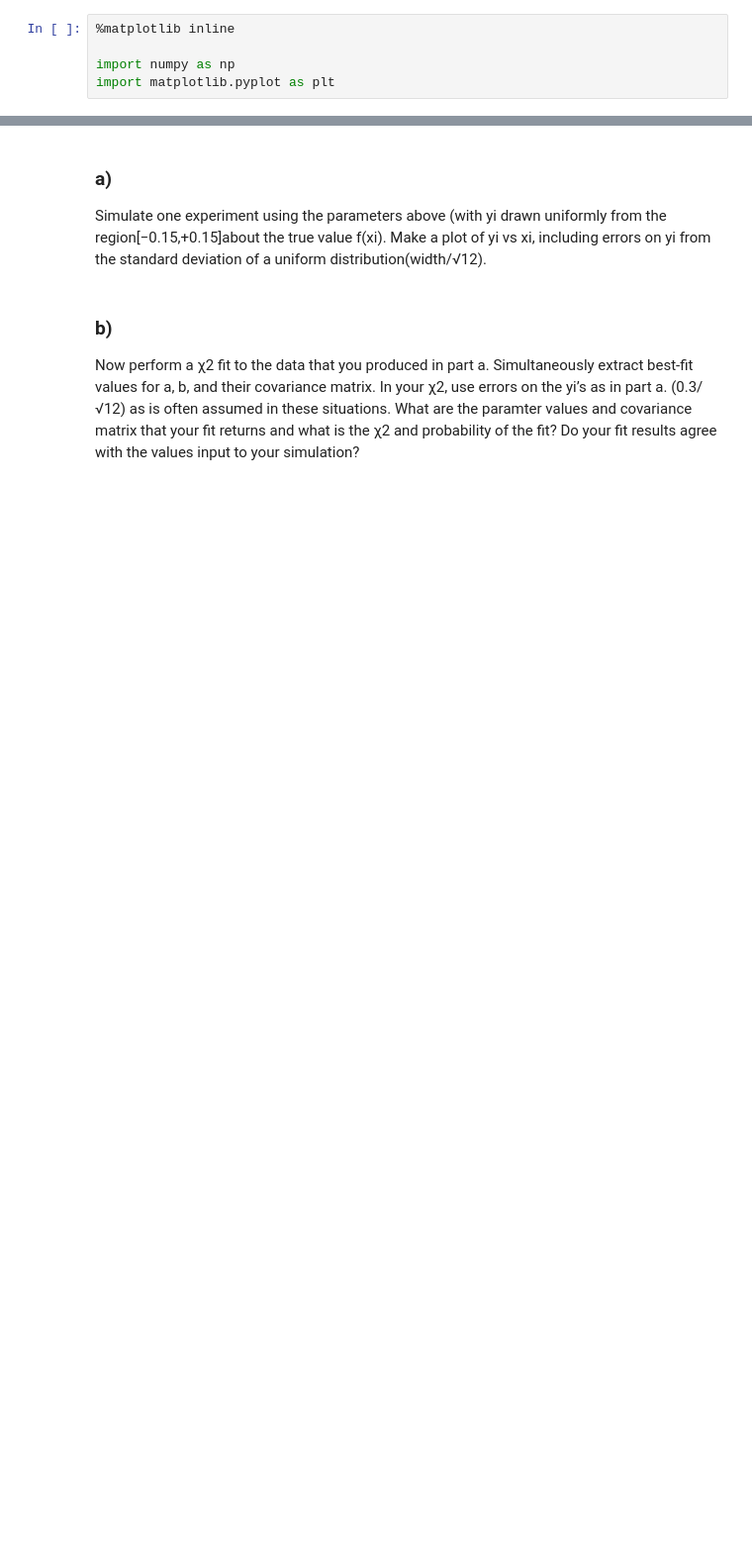
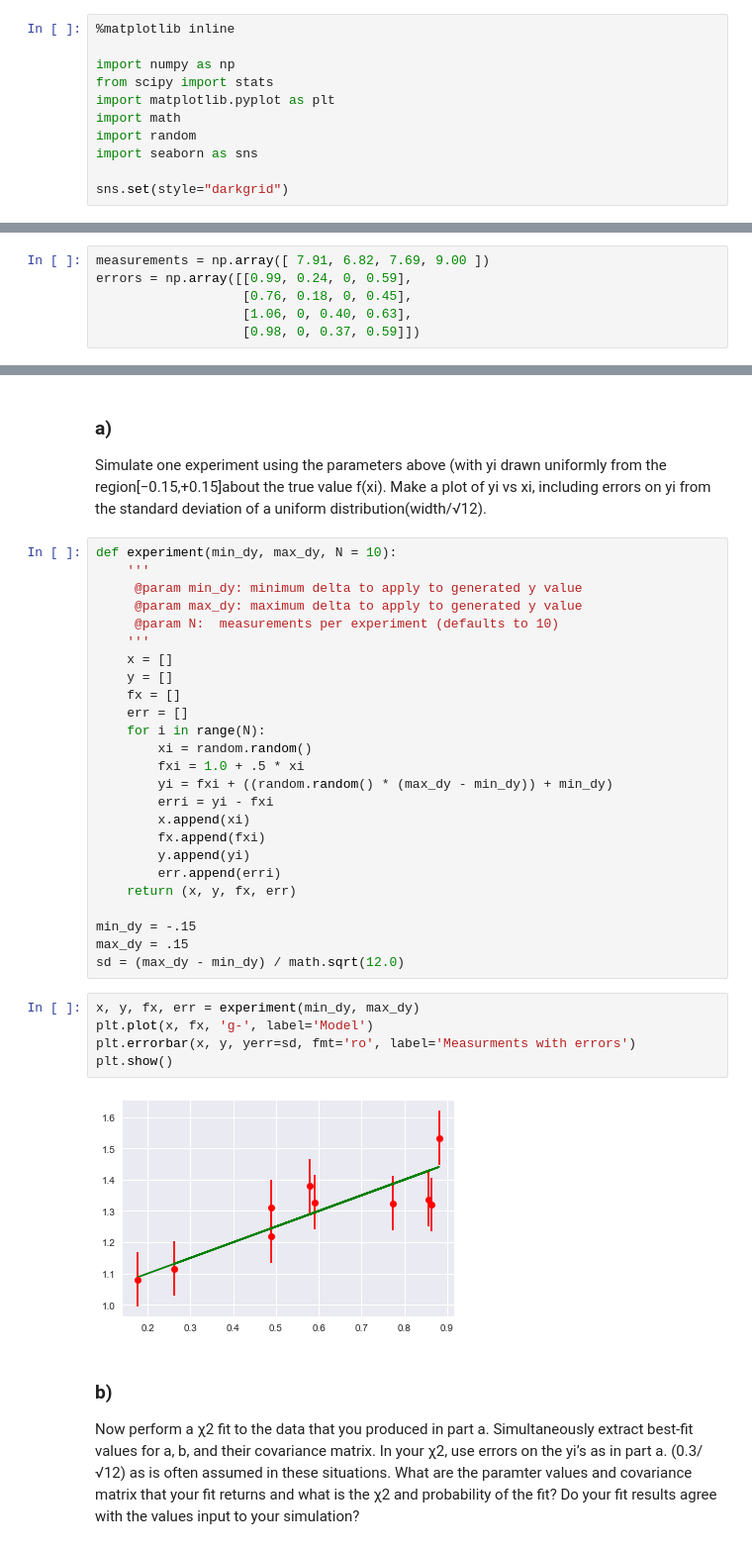
Before and after one commit to SdHockema/P410, a Jupyter notebook: P410 HW05.ipynb, the cells around one changed output, grey strips where cells are left out. Shown: that part at 99% size. Cells and saved outputs as stored; diff of their text form; blank space fills up the shorter version.

```diff
--- a/P410 HW05.ipynb
+++ b/P410 HW05.ipynb
@@ -2,7 +2,13 @@
 %matplotlib inline
 
 import numpy as np
+from scipy import stats
 import matplotlib.pyplot as plt
+import math
+import random
+import seaborn as sns
+
+sns.set(style="darkgrid")
 # %% [markdown]
 ## Problem 1
 # %% [markdown]
@@ -34,6 +40,12 @@ where
 * +100% correlated for all measurements
 
 Your job is to write code to calculate the weighted average of these measurements, taking into account the correlations. Use this code to answer the following questions.
+# %%
+measurements = np.array([ 7.91, 6.82, 7.69, 9.00 ])
+errors = np.array([[0.99, 0.24, 0, 0.59],
+                   [0.76, 0.18, 0, 0.45],
+                   [1.06, 0, 0.40, 0.63],
+                   [0.98, 0, 0.37, 0.59]])
 # %% [markdown]
 ### a)
 What is the weighted average and uncertainty of the measurements if correlations are ignored?
@@ -73,6 +221,38 @@ Please do the following:
 # %% [markdown]
 ### a)
 Simulate one experiment using the parameters above (with yi drawn uniformly from the region[−0.15,+0.15]about the true value f(xi).  Make a plot of yi vs xi, including errors on yi from the standard deviation of a uniform distribution(width/√12).
+# %%
+def experiment(min_dy, max_dy, N = 10):
+    '''
+     @param min_dy: minimum delta to apply to generated y value
+     @param max_dy: maximum delta to apply to generated y value
+     @param N:  measurements per experiment (defaults to 10)
+    '''
+    x = []
+    y = []
+    fx = []
+    err = []
+    for i in range(N):
+        xi = random.random()
+        fxi = 1.0 + .5 * xi
+        yi = fxi + ((random.random() * (max_dy - min_dy)) + min_dy)
+        erri = yi - fxi
+        x.append(xi)
+        fx.append(fxi)
+        y.append(yi)
+        err.append(erri)
+    return (x, y, fx, err)
+
+min_dy = -.15
+max_dy = .15
+sd = (max_dy - min_dy) / math.sqrt(12.0)
+# %%
+x, y, fx, err = experiment(min_dy, max_dy)
+plt.plot(x, fx, 'g-', label='Model')
+plt.errorbar(x, y, yerr=sd, fmt='ro', label='Measurments with errors')
+plt.show()
+# %% [output]
+[figure, added]
 # %% [markdown]
 ### b)
 Now perform a χ2 fit to the data that you produced in part a.  Simultaneously extract best-fit values for a, b, and their covariance matrix.  In your χ2, use errors on the yi’s as in part a. (0.3/√12) as is often assumed in these situations. What are the paramter values and covariance matrix that your fit returns and what is the χ2 and probability of the fit?  Do your fit results agree with the values input to your simulation?
```
Also changed, not shown: parts of 11 cells of this notebook.
